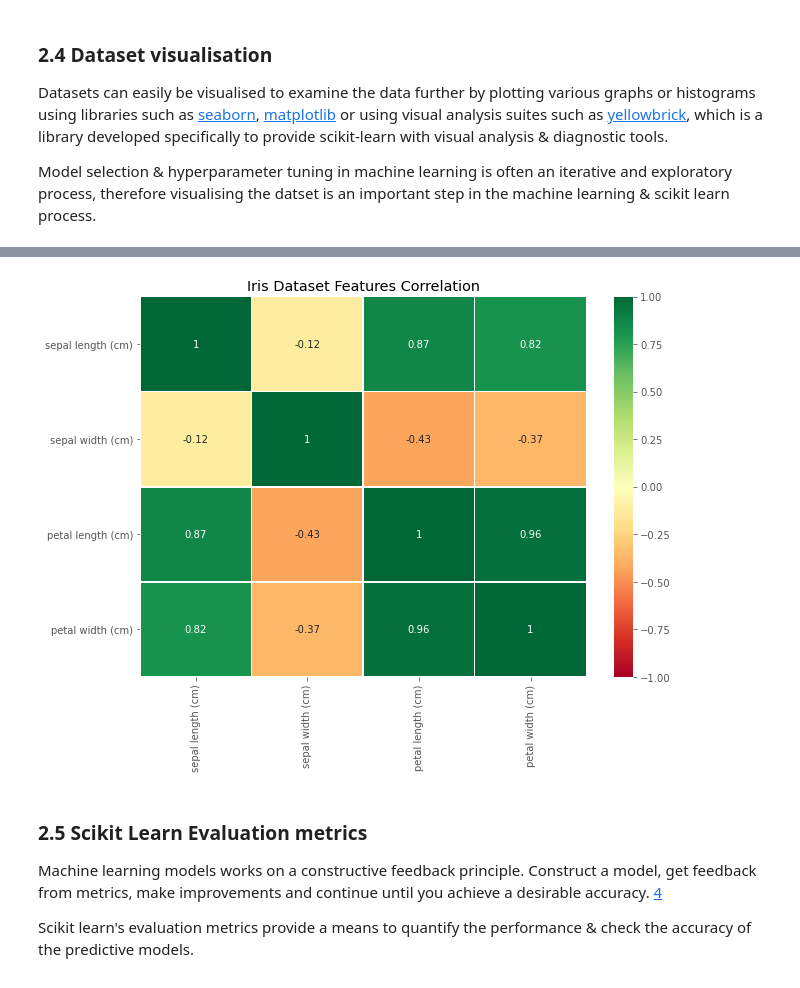
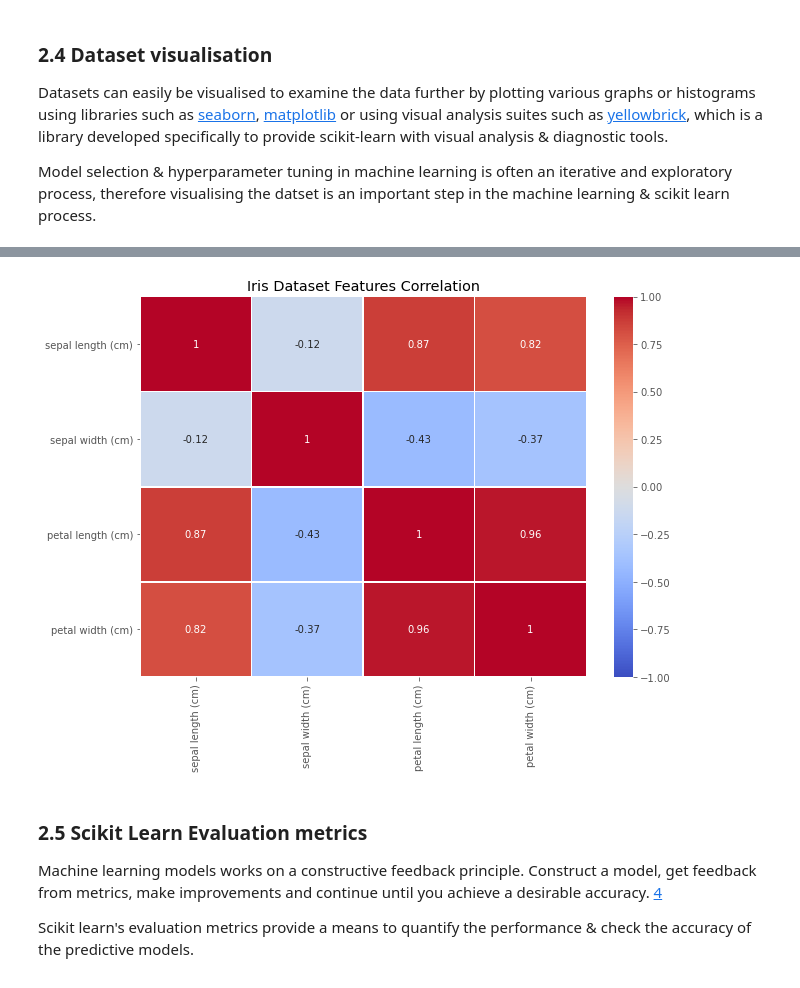
Before and after one commit to PaulSweeney89/ML-S_2021, a Jupyter notebook: scikit-learn.ipynb, the cells around one changed output, grey strips where cells are left out. Cells and saved outputs as stored; diff of their text form; code cells hidden in the pictures.

```diff
--- a/scikit-learn.ipynb
+++ b/scikit-learn.ipynb
@@ -195,17 +208,20 @@ sns.pairplot(df, hue="species")
 [figure]
 # %%
+# correlation matrix
 corr = df.corr()
-sns.heatmap(corr,cmap="RdYlGn", linewidth=0.5, annot=True,
+
+# seaborn heatmap plot
+sns.heatmap(corr,cmap='coolwarm', linewidth=0.5, annot=True,
             vmax=1, vmin=-1, center=0,
             xticklabels=corr.columns.values,
             yticklabels=corr.columns.values)
 
 plt.title("Iris Dataset Features Correlation")
 plt.xticks(rotation = 90)
 plt.yticks(rotation = 0)
 plt.show()
 # %% [output]
-[figure, old version]
+[figure, new version]
 # %% [markdown]
 ### 2.5 Scikit Learn Evaluation metrics
 
```
Also changed, not shown: parts of 88 cells of this notebook, 4 other files.
